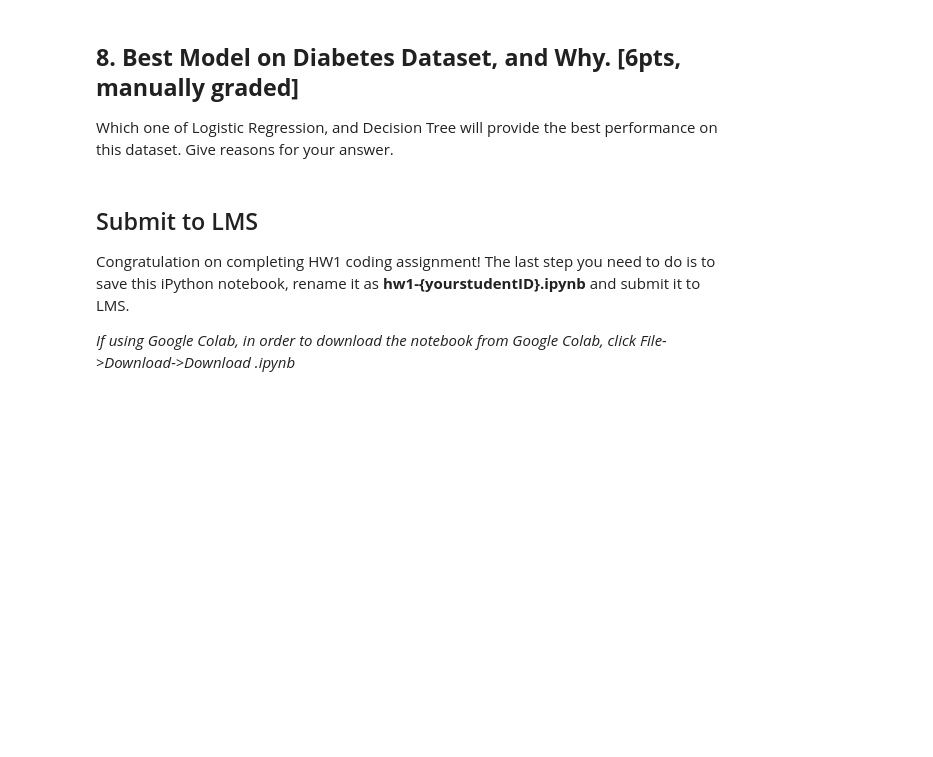
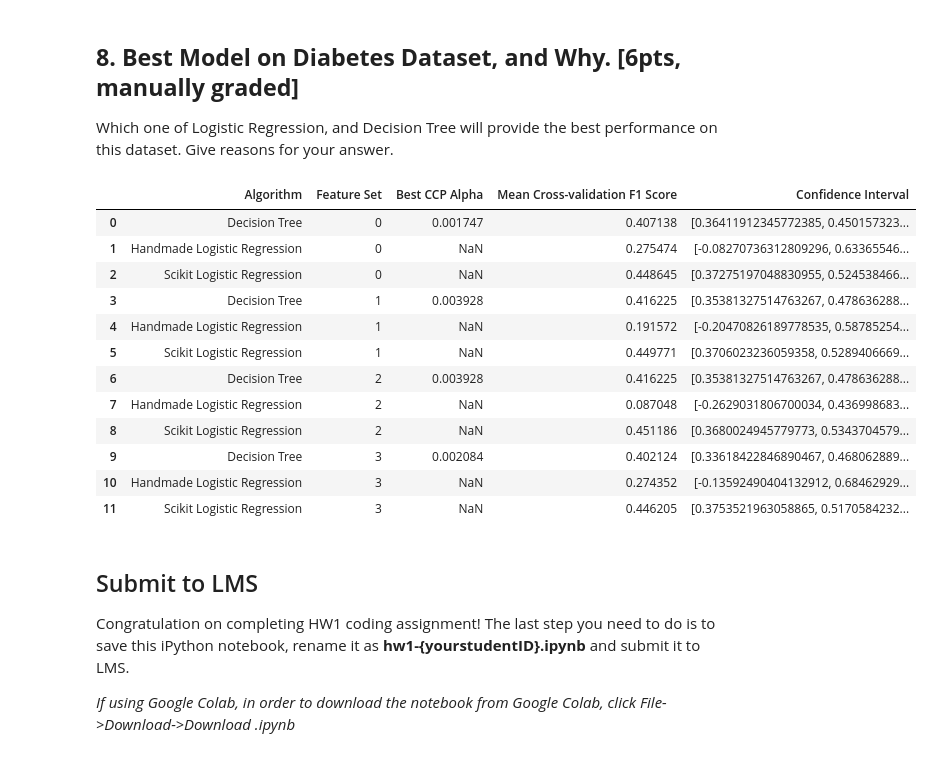
Before and after one commit to Scanf-s/Machine_Learning, a Jupyter notebook: CSE-SSU_HW1_Student_Version.ipynb, the cells around one changed output. Cells and saved outputs as stored; diff of their text form; code cells hidden in the pictures; blank space fills up the shorter version.

```diff
--- a/CSE-SSU_HW1_Student_Version.ipynb
+++ b/CSE-SSU_HW1_Student_Version.ipynb
@@ -1296,6 +1364,103 @@ np.unique(y_test_pred_logistic, return_counts=True)
 ## **8. Best Model on Diabetes Dataset, and Why. [6pts, manually graded]**
 
 Which one of Logistic Regression, and Decision Tree will provide the best performance on this dataset. Give reasons for your answer.
+# %%
+from sklearn.preprocessing import MinMaxScaler
+from sklearn.model_selection import StratifiedKFold, cross_val_score
+from sklearn.linear_model import LogisticRegression as SKLogisticRegression
+
+raw_train_df, raw_test_df = load_diabetes_datasets()
+results = []
+for i in range(0, 4): # 0 : None으로 취급
+    train_df, test_df = preprocess_datasets(raw_train_df, raw_test_df, i)
+    # Decision Tree
+    best_ccp_alpha, cv_f1_scores = best_ccp_alpha_f1(train_df)
+    interval = calculate_confidence_interval(cv_f1_scores)
+    results.append(
+        {
+            "Algorithm": "Decision Tree",
+            "Feature Set": i,
+            "Best CCP Alpha": float(best_ccp_alpha),
+            "Mean Cross-validation F1 Score": float(np.mean(cv_f1_scores)),
+            "Confidence Interval": interval.tolist(),
+        }
+    )
+
+    # Logistic Regression - Handmade
+    X_train = train_df.drop(columns=['DIABETIC']).values
+    y_label = train_df["DIABETIC"].values
+
+    # 0-1 Scale
+    scale = MinMaxScaler()
+    X_scaled = scale.fit_transform(X_train)
+
+    kfold = StratifiedKFold(n_splits=5, shuffle=True, random_state=0)
+    logistic_regression = LogisticRegression(
+        max_iter=1000,
+        penalty='l2',
+        lambd=0.001
+    )
+
+    scores = cross_val_score(logistic_regression, X_scaled, y_label, cv=kfold, scoring='f1')
+    interval = calculate_confidence_interval(scores)
+
+    results.append(
+        {
+            "Algorithm": "Handmade Logistic Regression",
+            "Feature Set": i,
+            "Best CCP Alpha": None, # Decision Tree가 아니니까 제외
+            "Mean Cross-validation F1 Score": float(np.mean(scores)),
+            "Confidence Interval": interval.tolist()
+        }
+    )
+
+    # Logistic Regression - Scikit
+    # train data에 결측치 평균 대체
+    imputer   = SimpleImputer(strategy='mean')
+    X_imp     = imputer.fit_transform(X_train)     # NaN → train 평균
+
+    # 3) 스케일링
+    scaler    = MinMaxScaler()
+    X_scaled  = scaler.fit_transform(X_imp)
+    sk_logistic_regression = SKLogisticRegression(
+        max_iter=1000, # 최대 반복 횟수
+        penalty='l2',
+        tol=0.0001, # 가중치 변경 최소 임계값
+        C=1/0.001, # 직접 구현했을때는 lambda(정규화 강도)썻는데 이거 쓰려면 C에 집어넣어야 함 C = 람다값 역수
+        class_weight='balanced', # y 레이블이 불균형하게 분포되어 있을 때, 균등하게 맞춰주도록 함
+        solver='lbfgs' # 최적화 알고리즘 (뭔진 모름)
+        # learning rate는 지정 불가 -> 알아서 조절해준다고 함
+    )
+    sk_scores = cross_val_score(sk_logistic_regression, X_scaled, y_label, cv=kfold, scoring='f1')
+    sk_interval = calculate_confidence_interval(sk_scores)
+
+    results.append(
+        {
+            "Algorithm": "Scikit Logistic Regression",
+            "Feature Set": i,
+            "Best CCP Alpha": None, # Decision Tree가 아니니까 제외
+            "Mean Cross-validation F1 Score": float(np.mean(sk_scores)),
+            "Confidence Interval": sk_interval.tolist()
+        }
+    )
+
+
+results = pd.DataFrame(results)
+results
+# %% [output]
+|  | Algorithm | Feature Set | Best CCP Alpha | Mean Cross-validation F1 Score | Confidence Interval |
+| 0 | Decision Tree | 0 | 0.001747 | 0.407138 | [0.36411912345772385, 0.450157323... |
+| 1 | Handmade Logistic Regression | 0 | NaN | 0.275474 | [-0.08270736312809296, 0.63365546... |
+| 2 | Scikit Logistic Regression | 0 | NaN | 0.448645 | [0.37275197048830955, 0.524538466... |
+| 3 | Decision Tree | 1 | 0.003928 | 0.416225 | [0.35381327514763267, 0.478636288... |
+| 4 | Handmade Logistic Regression | 1 | NaN | 0.191572 | [-0.20470826189778535, 0.58785254... |
+| 5 | Scikit Logistic Regression | 1 | NaN | 0.449771 | [0.3706023236059358, 0.5289406669... |
+| 6 | Decision Tree | 2 | 0.003928 | 0.416225 | [0.35381327514763267, 0.478636288... |
+| 7 | Handmade Logistic Regression | 2 | NaN | 0.087048 | [-0.2629031806700034, 0.436998683... |
+| 8 | Scikit Logistic Regression | 2 | NaN | 0.451186 | [0.3680024945779773, 0.5343704579... |
+| 9 | Decision Tree | 3 | 0.002084 | 0.402124 | [0.33618422846890467, 0.468062889... |
+| 10 | Handmade Logistic Regression | 3 | NaN | 0.274352 | [-0.13592490404132912, 0.68462929... |
+| 11 | Scikit Logistic Regression | 3 | NaN | 0.446205 | [0.3753521963058865, 0.5170584232... |
 # %% [markdown]
 ## Submit to LMS
 Congratulation on completing HW1 coding assignment! The last step you need to do is to save this iPython notebook, rename it as **hw1-{yourstudentID}.ipynb** and submit it to LMS.
```
Also changed, not shown: parts of 8 cells of this notebook.
